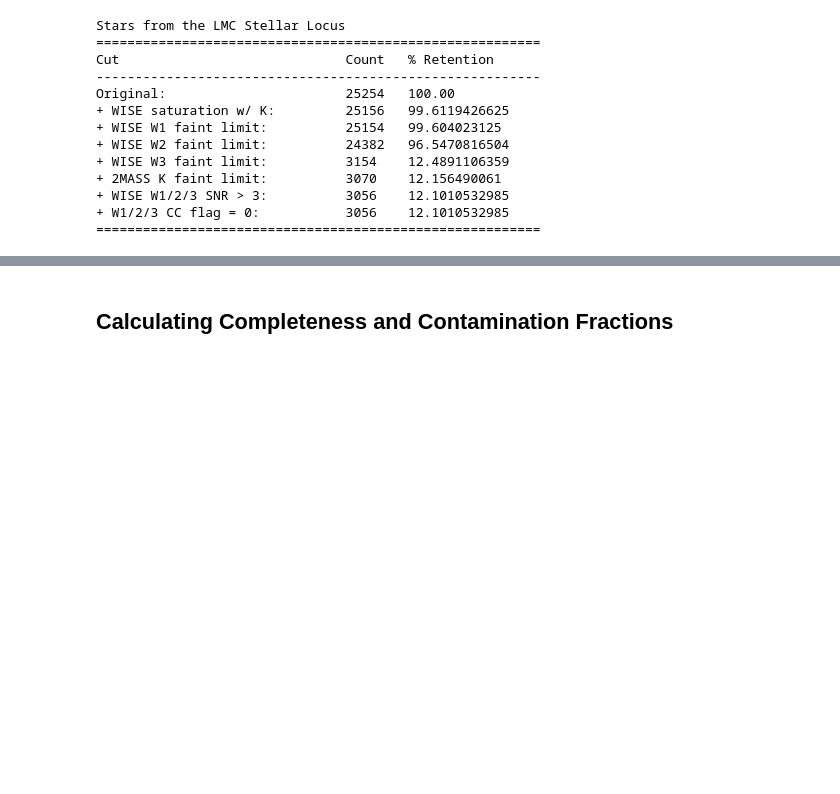
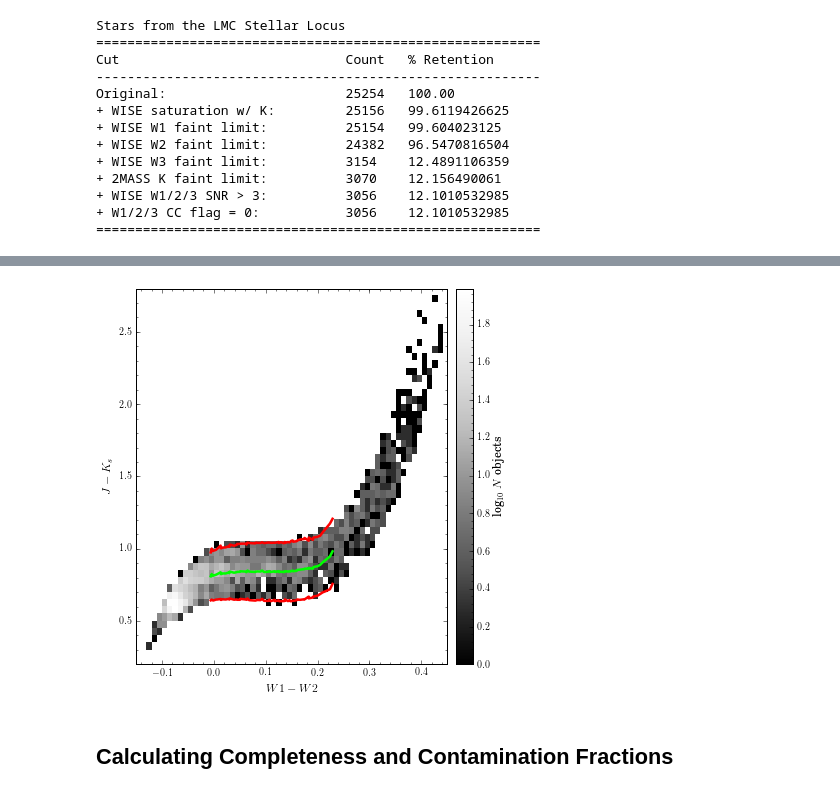
Before and after one commit to nhuntwalker/new_work_scripts, a Jupyter notebook: full_production.ipynb, the cells around one changed output, grey strips where cells are left out. Cells and saved outputs as stored; diff of their text form; code cells hidden in the pictures; blank space fills up the shorter version.

Commit message:
Revamped the image for stars from the stellar locus

```diff
--- a/full_production.ipynb
+++ b/full_production.ipynb
@@ -19,6 +19,8 @@ matplotlib.rc('ytick', labelsize=10)
 matplotlib.rcParams["ps.useafm"] = True
 matplotlib.rcParams["pdf.use14corefonts"] = True
 matplotlib.rcParams["text.usetex"] = True
+
+fig_dir = "/Users/Nick/Documents/thesis_materials/paper1/figs/"
 # %%
 def three_cell_plot(x1, x2, x3, y1, y2, y3, xlabel=None, xlims=None, ylabel=None,
                     ylims=None, txt1=None, txt2=None, txt3=None, inverted=False,
@@ -1098,3 +1159,39 @@ Original:                       25254   100.00
+# %%
+jrad_locus = pd.read_csv("../contaminants/davenport14_full_locus.txt", sep=",")
+jrad_locus = jrad_locus[jrad_locus.col12 >= -0.01]
+jrad_locus.sort(columns="col12", inplace=True)
+jrad_locus.reset_index(inplace=True)
+# %%
+fig = plt.figure(figsize=(6,6))
+fig.subplots_adjust(wspace=0.25, hspace=0.25, left=0.12,
+                    right=0.84, top=0.97, bottom=0.1)
+ax = plt.subplot(111)
+# ax.scatter(locus_df.col12, locus_df.coljk, s=5, edgecolor=None, c='k')
+dx = 0.01
+dy = 0.05
+bins = (np.arange(-0.2, 0.5 + dx, dx), np.arange(0, 3+dy, dy))
+H, xed, yed = np.histogram2d(locus_df.col12, locus_df.coljk, bins=bins)
+extent = [xed[0], xed[-1], yed[0], yed[-1]]
+imap = ax.imshow(np.log10(H.T), extent=extent, origin="lower", aspect="auto",
+          interpolation="nearest", cmap=plt.cm.Greys_r)
+
+cax = fig.add_axes([0.86, 0.1, 0.04, 0.87])
+cbar = plt.colorbar(imap, cax = cax)
+cbar.ax.set_ylabel("log$_{10}$ $N$ objects", fontsize=12)
+cbar.ax.minorticks_on()
+
+ax.plot(jrad_locus.col12, jrad_locus.coljk, color='#00FF00', linewidth=2.5)
+ax.plot(jrad_locus.col12, jrad_locus.coljk + jrad_locus.sigjk*3, color='r', linewidth=2.5)
+ax.plot(jrad_locus.col12, jrad_locus.coljk - jrad_locus.sigjk*3, color='r', linewidth=2.5)
+ax.set_xlabel("$W1-W2$")
+ax.set_xlim(-0.15, 0.45)
+ax.set_ylabel("$J-K_s$")
+ax.set_ylim(0.2, 2.8)
+ax.minorticks_on()
+plt.savefig(fig_dir + "lmc_locus_3sig.png")
+plt.show()
+# %% [output]
+[figure, added]
 # %% [markdown]
 ## Calculating Completeness and Contamination Fractions
 # %%
```
Also changed, not shown: parts of 3 cells of this notebook.
